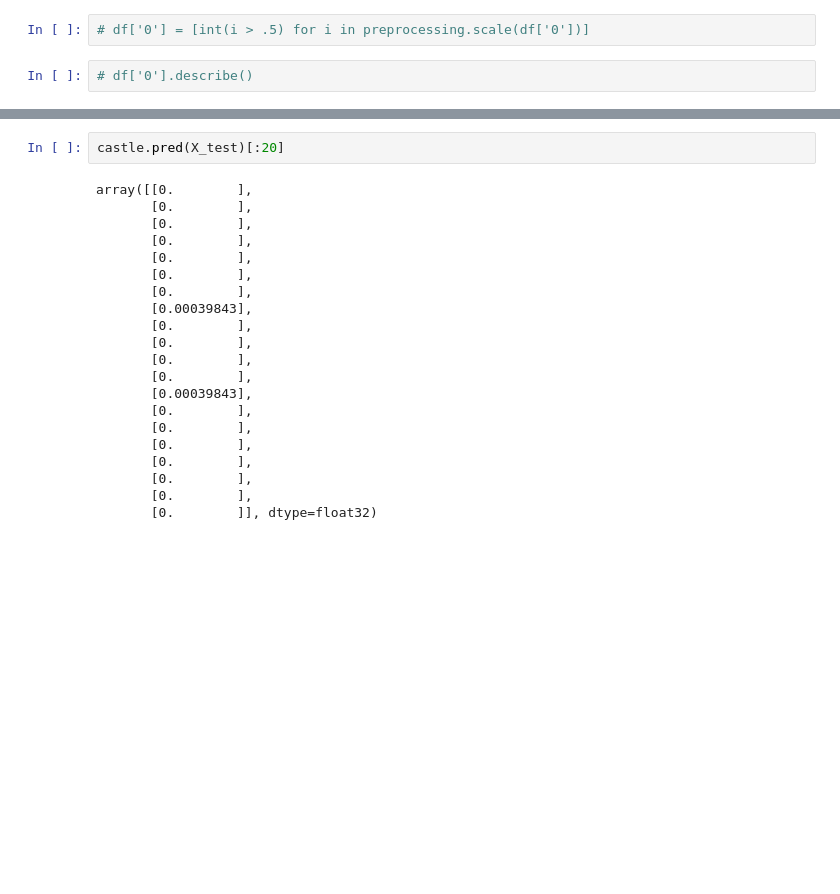
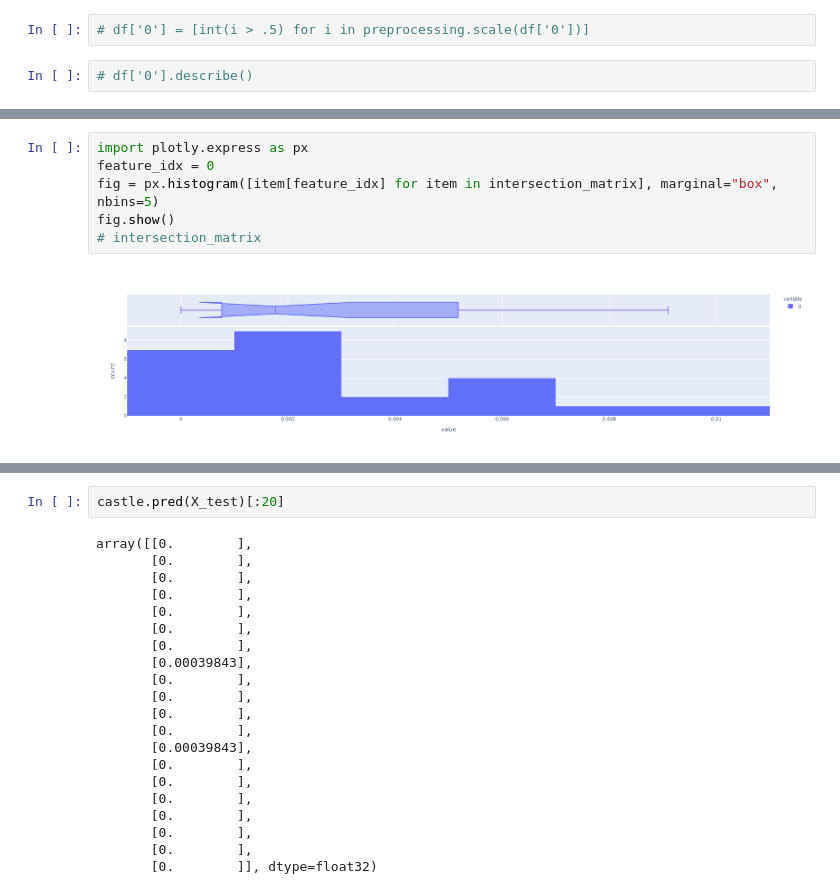
Before and after one commit to briziorusso/FICOchallenge, a Jupyter notebook: FC Part 3 - CASTLE.ipynb, the cells around one changed output, grey strips where cells are left out. Cells and saved outputs as stored; diff of their text form; blank space fills up the shorter version.

```diff
--- a/FC Part 3 - CASTLE.ipynb
+++ b/FC Part 3 - CASTLE.ipynb
@@ -226,3 +230,11 @@ display(x)
+# %%
+import plotly.express as px
+feature_idx = 0
+fig = px.histogram([item[feature_idx] for item in intersection_matrix], marginal="box", nbins=5)
+fig.show()
+# intersection_matrix
+# %% [output]
+[figure, added]
 # %%
 def max_over_diag(mat):
     up_tri = np.triu(mat)
```
Also changed, not shown: parts of 9 cells of this notebook.
